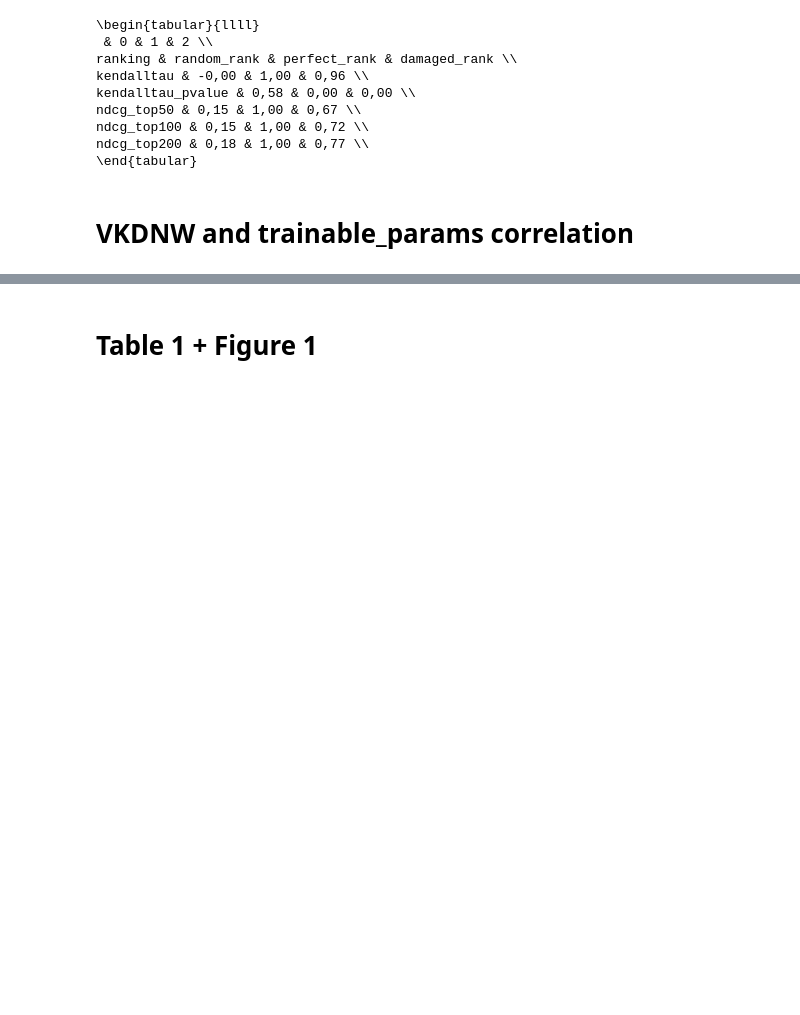
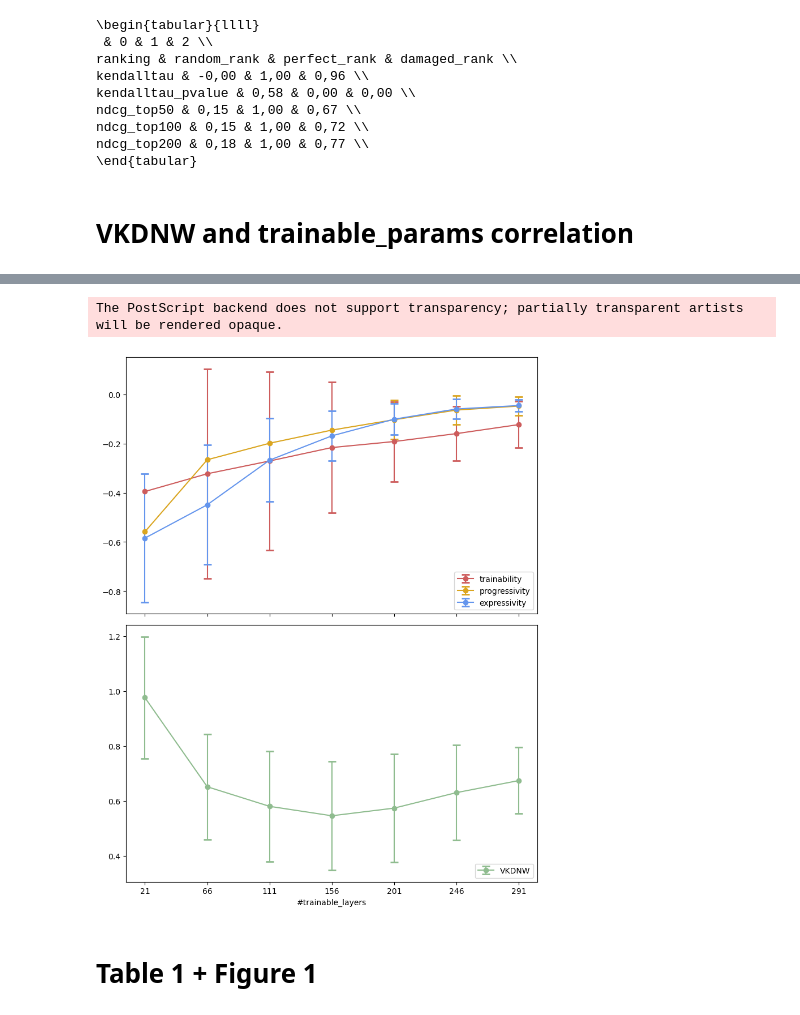
Before and after one commit to ondratybl/VKDNW, a Jupyter notebook: NB201/paper_preparation.ipynb, the cells around one changed output, grey strips where cells are left out. Saved outputs shown, nothing was run; the diff lists cells and outputs as text; code cells hidden in the pictures; blank space fills up the shorter version.

```diff
--- a/NB201/paper_preparation.ipynb
+++ b/NB201/paper_preparation.ipynb
@@ -142,3 +153,44 @@ for pred in ['vkdnw_entropy', 'trainability', 'progressivity', 'expressivity', '
+# %%
+run[['vkdnw_dim', 'vkdnw_entropy', 'trainability', 'progressivity', 'expressivity']].corr(method='kendall')
+fig, axs = plt.subplots(2, 1, figsize=(8, 10), sharex=True)  # 2 rows, 1 column
+
+run['expressivity_adj'] = run['expressivity']/60-1
+run.loc[run['expressivity_adj']==-np.inf, 'expressivity_adj'] = -1
+colors = ['indianred', 'goldenrod', 'cornflowerblue']
+for color, pred in zip(colors, ['trainability', 'progressivity', 'expressivity_adj']):
+
+    grouped = run.groupby('vkdnw_dim')[pred]
+
+    medians = grouped.median()
+    std_devs = grouped.std()
+
+    categories = medians.index
+    medians = medians.loc[categories]
+    std_devs = std_devs.loc[categories]
+
+    axs[0].errorbar(categories, medians, yerr=std_devs, fmt='-o', capsize=5, capthick=2, label=f'{pred.replace("_adj", "")}', color=color)
+    axs[0].legend(loc='lower right')
+
+grouped = run.groupby('vkdnw_dim')['vkdnw_entropy']
+
+medians = grouped.median()
+std_devs = grouped.std()
+
+categories = medians.index
+medians = medians.loc[categories]
+std_devs = std_devs.loc[categories]
+
+axs[1].errorbar(categories, medians, yerr=std_devs, fmt='-o', capsize=5, capthick=2, label=f'VKDNW', color='#8FBC8F')
+axs[1].set_xlabel('#trainable_layers')
+axs[1].legend(loc='lower right')
+
+axs[1].set_xticks(categories)
+plt.tight_layout()
+plt.savefig('median_by_trainable_layers.eps', format='eps')
+plt.show()
+# %% [output]
+The PostScript backend does not support transparency; partially transparent artists will be rendered opaque.
+[figure, added]
 # %% [markdown]
 # Table 1 + Figure 1
 # %%
```
Also changed, not shown: parts of 16 cells of this notebook, 2 other files.
